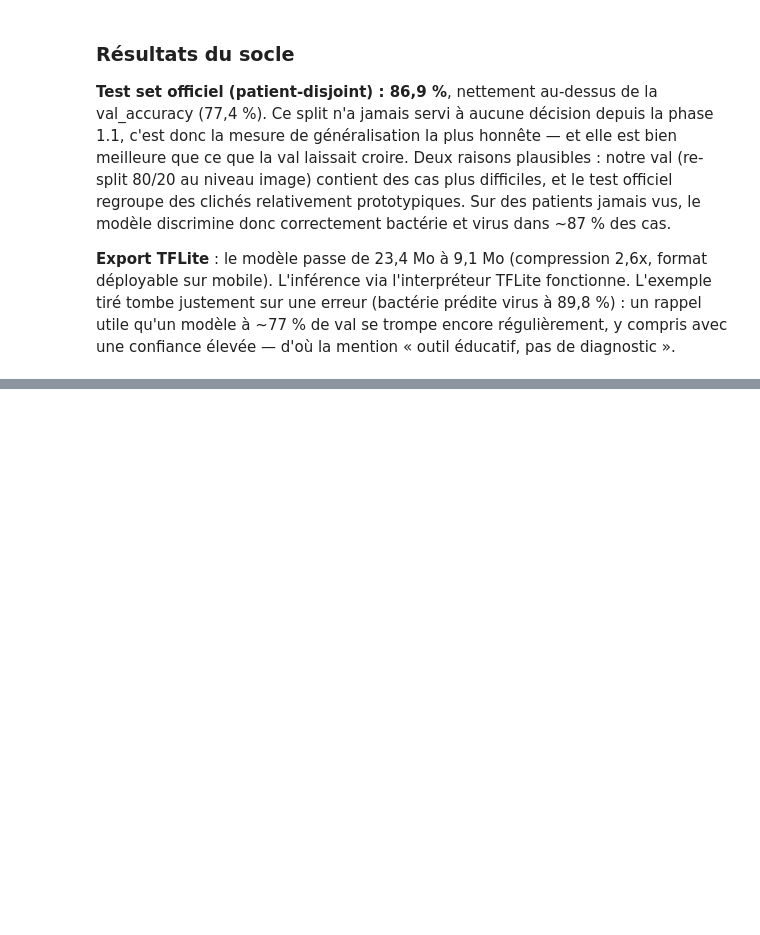
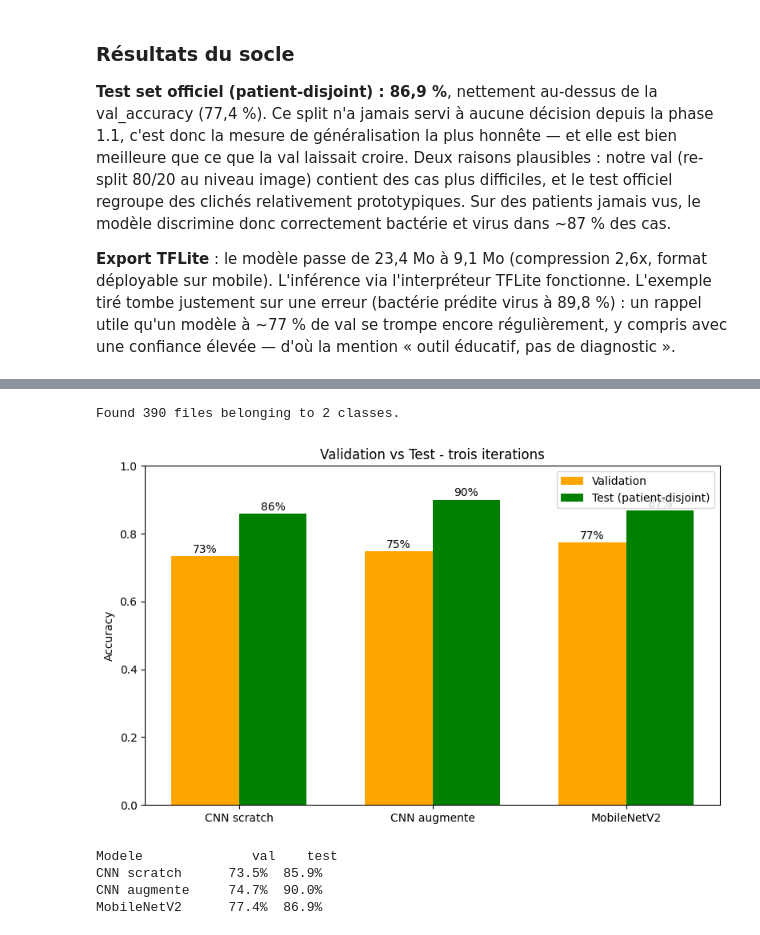
Before and after one commit to TheoKraichette/deeplearning-j3-cnn-classification-images-KRAICHETTE-Theo, a Jupyter notebook: cnn_pneumonie.ipynb, the cells around one changed output, grey strips where cells are left out. Cells and saved outputs as stored; diff of their text form; code cells hidden in the pictures; blank space fills up the shorter version.

```diff
--- a/cnn_pneumonie.ipynb
+++ b/cnn_pneumonie.ipynb
@@ -895,0 +944,41 @@ INFO: Created TensorFlow Lite XNNPACK delegate for CPU.
+# %%
+# Test set en 128x128 + Rescaling pour les modeles TP1/TP2 (memes conditions qu'a l'entrainement).
+test_ds_small = tf.keras.utils.image_dataset_from_directory(
+    os.path.join(DATA_ROOT, 'test'),
+    image_size=IMG_SIZE, batch_size=BATCH_SIZE,
+    label_mode='binary', shuffle=False)
+test_ds_small = test_ds_small.map(lambda x, y: (normalization_layer(x), y)).prefetch(AUTOTUNE)
+
+test_acc_scratch = model_scratch.evaluate(test_ds_small, verbose=0)[1]
+test_acc_augmented = model_augmented.evaluate(test_ds_small, verbose=0)[1]
+test_acc_tl = model_tl.evaluate(test_ds_tl, verbose=0)[1]
+
+names = ['CNN scratch', 'CNN augmente', 'MobileNetV2']
+vals = [val_acc_scratch, val_acc_augmented, val_acc_tl]
+tests = [test_acc_scratch, test_acc_augmented, test_acc_tl]
+
+x = np.arange(3); w = 0.35
+fig, ax = plt.subplots(figsize=(8, 5))
+ax.bar(x - w/2, vals, w, label='Validation', color='orange')
+ax.bar(x + w/2, tests, w, label='Test (patient-disjoint)', color='green')
+for i in range(3):
+    ax.text(x[i] - w/2, vals[i] + 0.01, f'{vals[i]:.0%}', ha='center')
+    ax.text(x[i] + w/2, tests[i] + 0.01, f'{tests[i]:.0%}', ha='center')
+ax.set_xticks(x); ax.set_xticklabels(names)
+ax.set_ylabel('Accuracy'); ax.set_ylim(0, 1)
+ax.set_title('Validation vs Test - trois iterations')
+ax.legend()
+plt.tight_layout()
+plt.savefig('comparison_test_final.png', dpi=100)
+plt.show()
+
+print(f"{'Modele':<15} {'val':>7} {'test':>7}")
+for n, v, t in zip(names, vals, tests):
+    print(f'{n:<15} {v:>6.1%} {t:>6.1%}')
+# %% [output]
+Found 390 files belonging to 2 classes.
+[figure, added]
+Modele              val    test
+CNN scratch      73.5%  85.9%
+CNN augmente     74.7%  90.0%
+MobileNetV2      77.4%  86.9%
```
Also changed, not shown: parts of 5 cells of this notebook, 3 other files.
